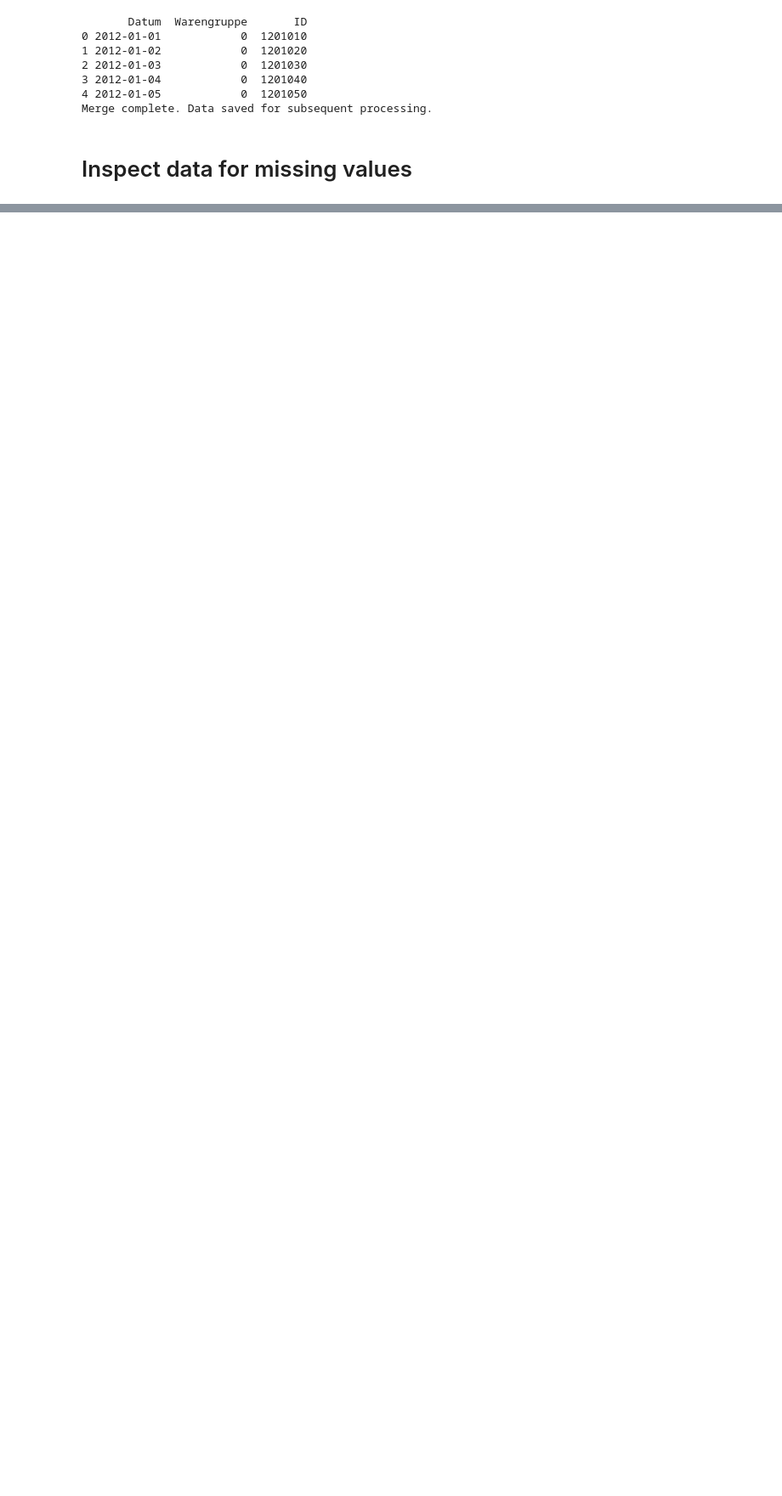
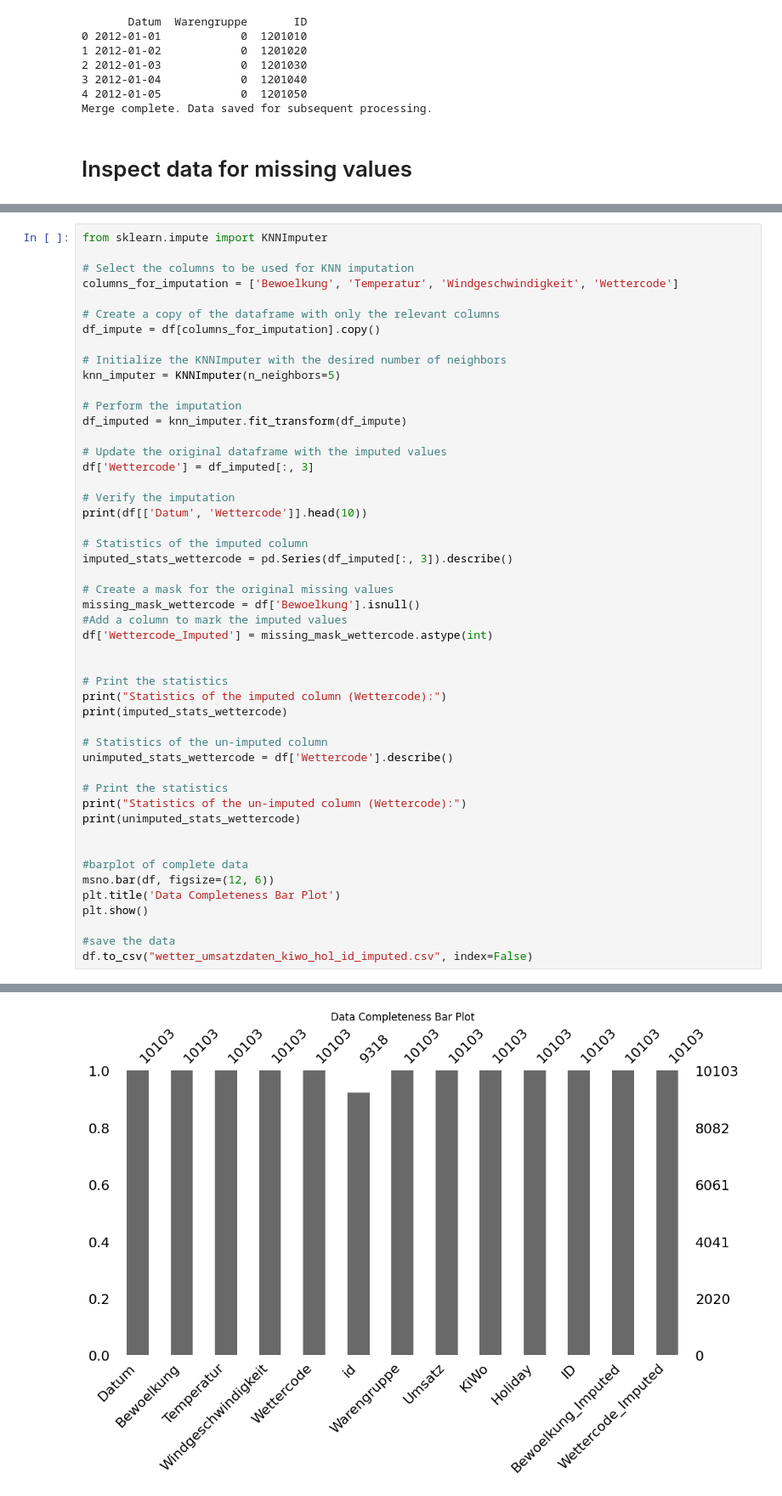
Before and after one commit to Marcel-Ag/Team_Raum-3_BakerySalesPredictions, a Jupyter notebook: 0_DataPreparation/DataPrep.ipynb, the cells around one changed output, grey strips where cells are left out. Shown at 85% size. Cells and saved outputs as stored; diff of their text form; blank space fills up the shorter version.

```diff
--- a/0_DataPreparation/DataPrep.ipynb
+++ b/0_DataPreparation/DataPrep.ipynb
@@ -288,0 +299,50 @@ dtype: float64
+# %%
+from sklearn.impute import KNNImputer
+
+# Select the columns to be used for KNN imputation
+columns_for_imputation = ['Bewoelkung', 'Temperatur', 'Windgeschwindigkeit', 'Wettercode']
+
+# Create a copy of the dataframe with only the relevant columns
+df_impute = df[columns_for_imputation].copy()
+
+# Initialize the KNNImputer with the desired number of neighbors
+knn_imputer = KNNImputer(n_neighbors=5)
+
+# Perform the imputation
+df_imputed = knn_imputer.fit_transform(df_impute)
+
+# Update the original dataframe with the imputed values
+df['Wettercode'] = df_imputed[:, 3]
+
+# Verify the imputation
+print(df[['Datum', 'Wettercode']].head(10))
+
+# Statistics of the imputed column
+imputed_stats_wettercode = pd.Series(df_imputed[:, 3]).describe()
+
+# Create a mask for the original missing values
+missing_mask_wettercode = df['Bewoelkung'].isnull()
+#Add a column to mark the imputed values
+df['Wettercode_Imputed'] = missing_mask_wettercode.astype(int)
+
+
+# Print the statistics
+print("Statistics of the imputed column (Wettercode):")
+print(imputed_stats_wettercode)
+
+# Statistics of the un-imputed column
+unimputed_stats_wettercode = df['Wettercode'].describe()
+
+# Print the statistics
+print("Statistics of the un-imputed column (Wettercode):")
+print(unimputed_stats_wettercode)
+
+
+#barplot of complete data
+msno.bar(df, figsize=(12, 6))
+plt.title('Data Completeness Bar Plot')
+plt.show()
+
+#save the data
+df.to_csv("wetter_umsatzdaten_kiwo_hol_id_imputed.csv", index=False)
+# %% [output]
@@ -289 +366,2 @@ dtype: float64
+[figure, added]
 # %% [markdown]
```
Also changed, not shown: parts of 7 cells of this notebook, 2 other files.
